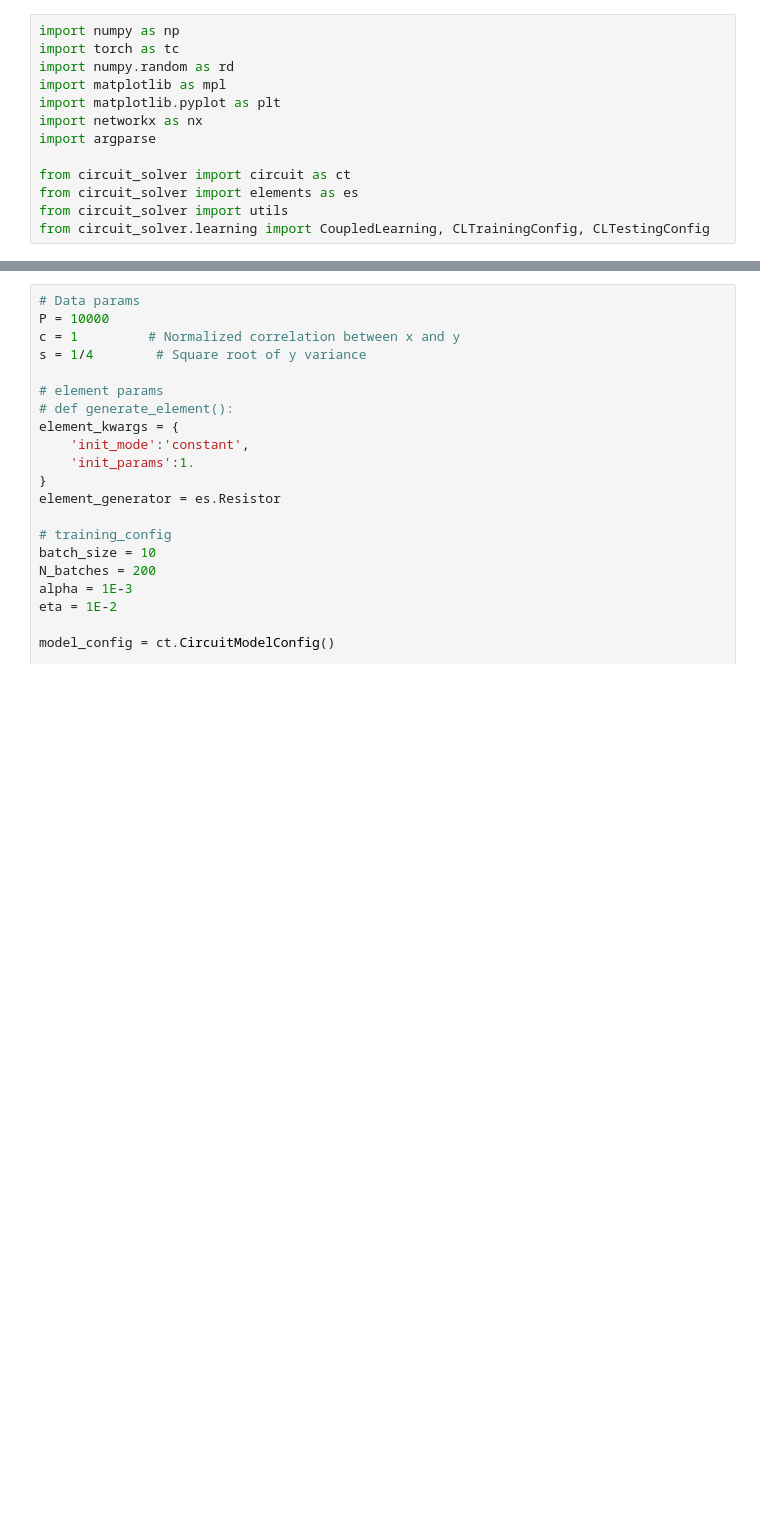
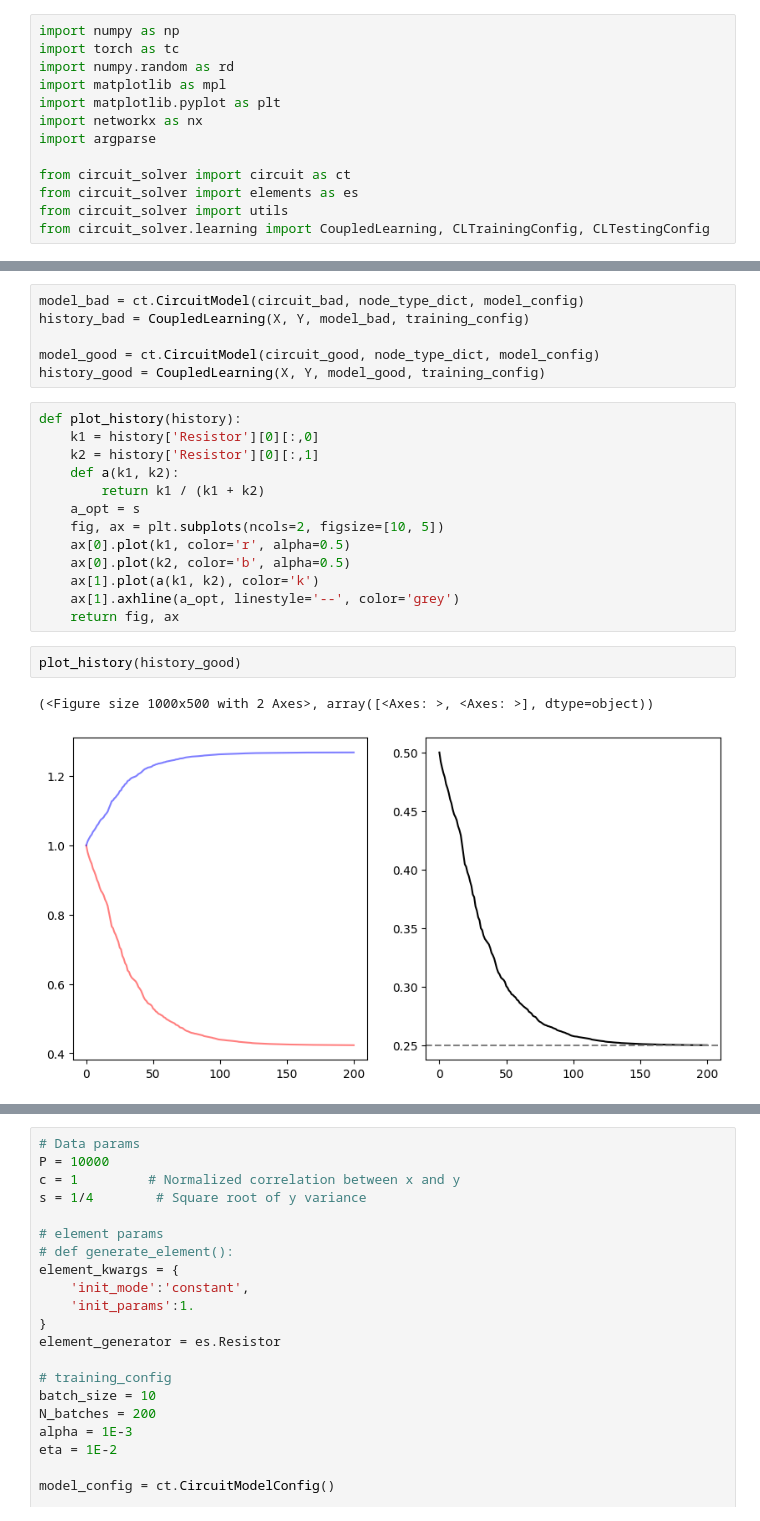
Before and after one commit to adamgkline/circuit-solver, a Jupyter notebook: circuit_solver/examples/development/251104 fix edge ordering bug.ipynb, the cells around one changed output, grey strips where cells are left out. Saved outputs shown, nothing was run; the diff lists cells and outputs as text; blank space fills up the shorter version.

```diff
--- a/circuit_solver/examples/development/251104 fix edge ordering bug.ipynb
+++ b/circuit_solver/examples/development/251104 fix edge ordering bug.ipynb
@@ -13,0 +117,24 @@ from circuit_solver.learning import CoupledLearning, CLTrainingConfig, CLTesting
+# %%
+model_bad = ct.CircuitModel(circuit_bad, node_type_dict, model_config)
+history_bad = CoupledLearning(X, Y, model_bad, training_config)
+
+model_good = ct.CircuitModel(circuit_good, node_type_dict, model_config)
+history_good = CoupledLearning(X, Y, model_good, training_config)
+# %%
+def plot_history(history):
+    k1 = history['Resistor'][0][:,0]
+    k2 = history['Resistor'][0][:,1]
+    def a(k1, k2):
+        return k1 / (k1 + k2)
+    a_opt = s
+    fig, ax = plt.subplots(ncols=2, figsize=[10, 5])
+    ax[0].plot(k1, color='r', alpha=0.5)
+    ax[0].plot(k2, color='b', alpha=0.5)
+    ax[1].plot(a(k1, k2), color='k')
+    ax[1].axhline(a_opt, linestyle='--', color='grey')
+    return fig, ax
+# %%
+plot_history(history_good)
+# %% [output]
+(<Figure size 1000x500 with 2 Axes>, array([<Axes: >, <Axes: >], dtype=object))
+[figure, added]
```
Also changed, not shown: parts of 13 cells of this notebook, 2 other files.
